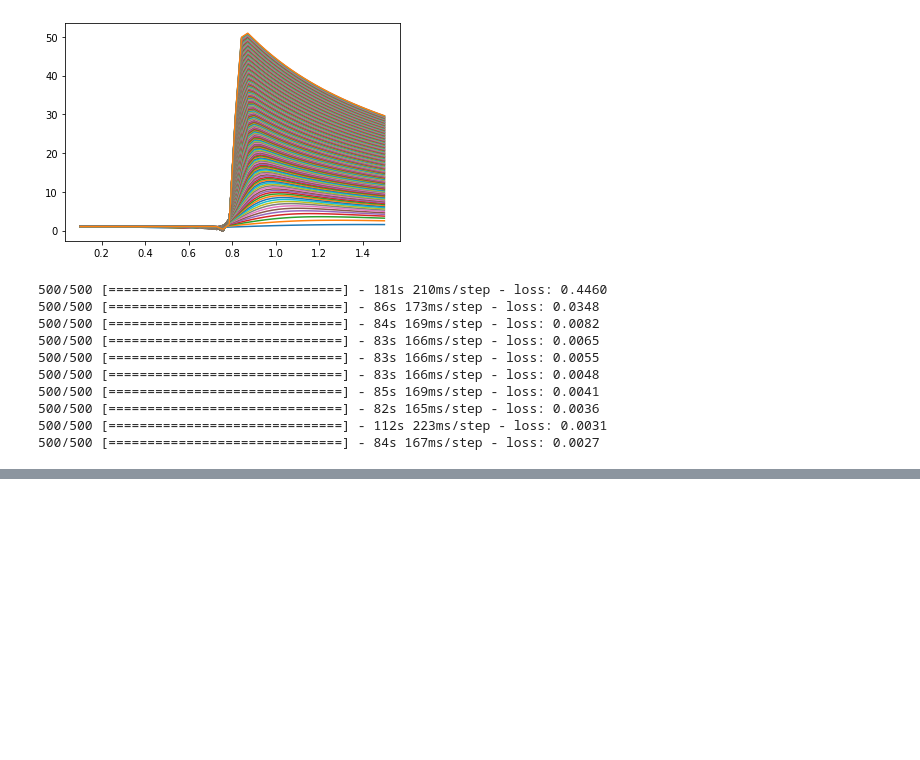
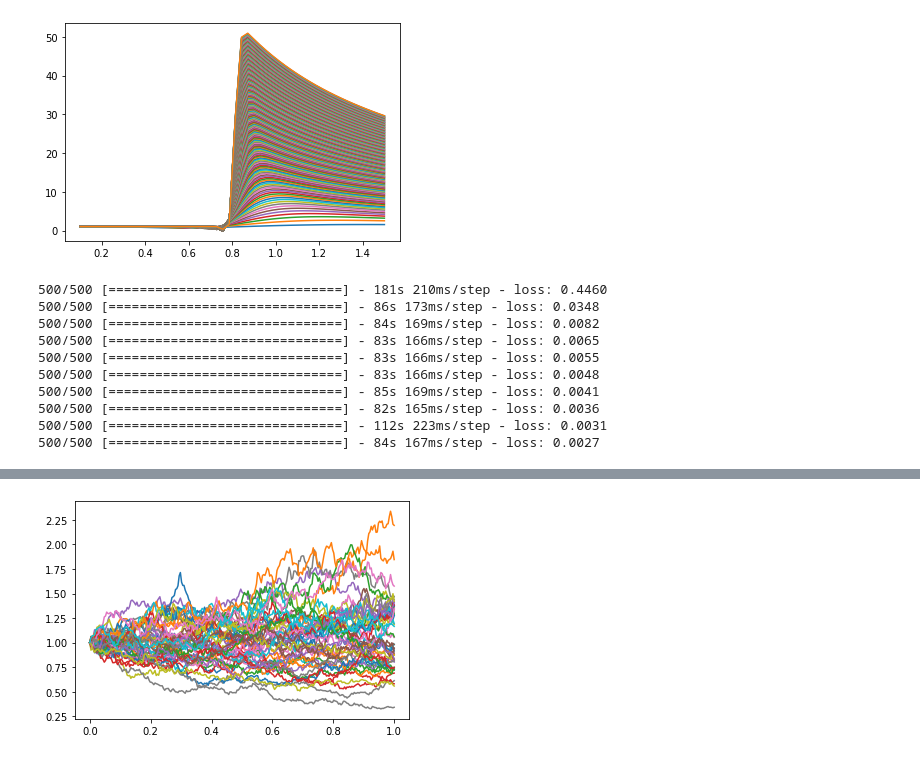
Before and after one commit to moo-337/moo, a Jupyter notebook: docs/get_started.ipynb, the cells around one changed output, grey strips where cells are left out. Saved outputs shown, nothing was run; the diff lists cells and outputs as text; code cells hidden in the pictures; blank space fills up the shorter version.

```diff
--- a/docs/get_started.ipynb
+++ b/docs/get_started.ipynb
@@ -214,0 +244,23 @@ for i in range(7):
+# %%
+Ktest=50
+
+testpath=[]
+
+for i in range(N):
+    testpath.append(np.random.normal(-(sigma)**2/2*(grid[i+1]-grid[i]), sigma*np.sqrt(grid[i+1]-grid[i]), (Ktest, u)))
+
+logincrements = testpath
+hedge = np.zeros((Ktest, N+1))
+price = S0*np.ones((Ktest, N+1))
+
+for k in range(N):
+    helper = logincrements[k].reshape((-1,))
+    price[:, k+1] = price[:, k]*np.exp(helper)
+    hedge[:, k+1] = hedge[:, k] + ((1+coupon)*conC_delta(price[:,k], strike, T-grid[k+1], sigma) + aonP_delta(price[:,k], strike, T-grid[k+1], sigma)) * (price[:, k+1] - price[:, k])
+
+hedge[:, -1] = hedge[:, -2] - payoff_f(price[:, -1]) + priceBS
+# %%
+for i in range(Ktest):
+    plt.plot(grid[:], price[i])
+# %% [output]
+[figure, added]
```
Also changed, not shown: parts of 11 cells of this notebook.
